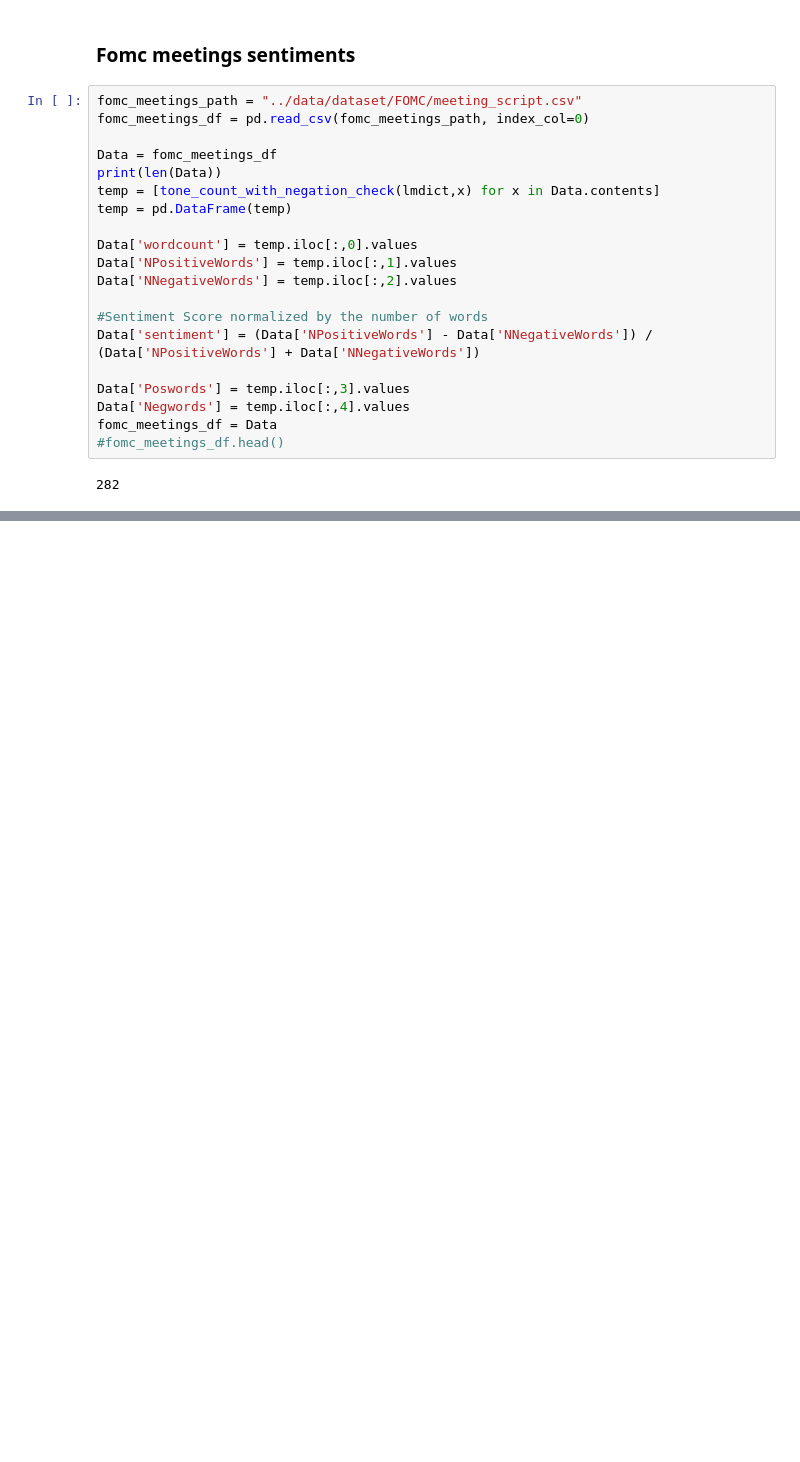
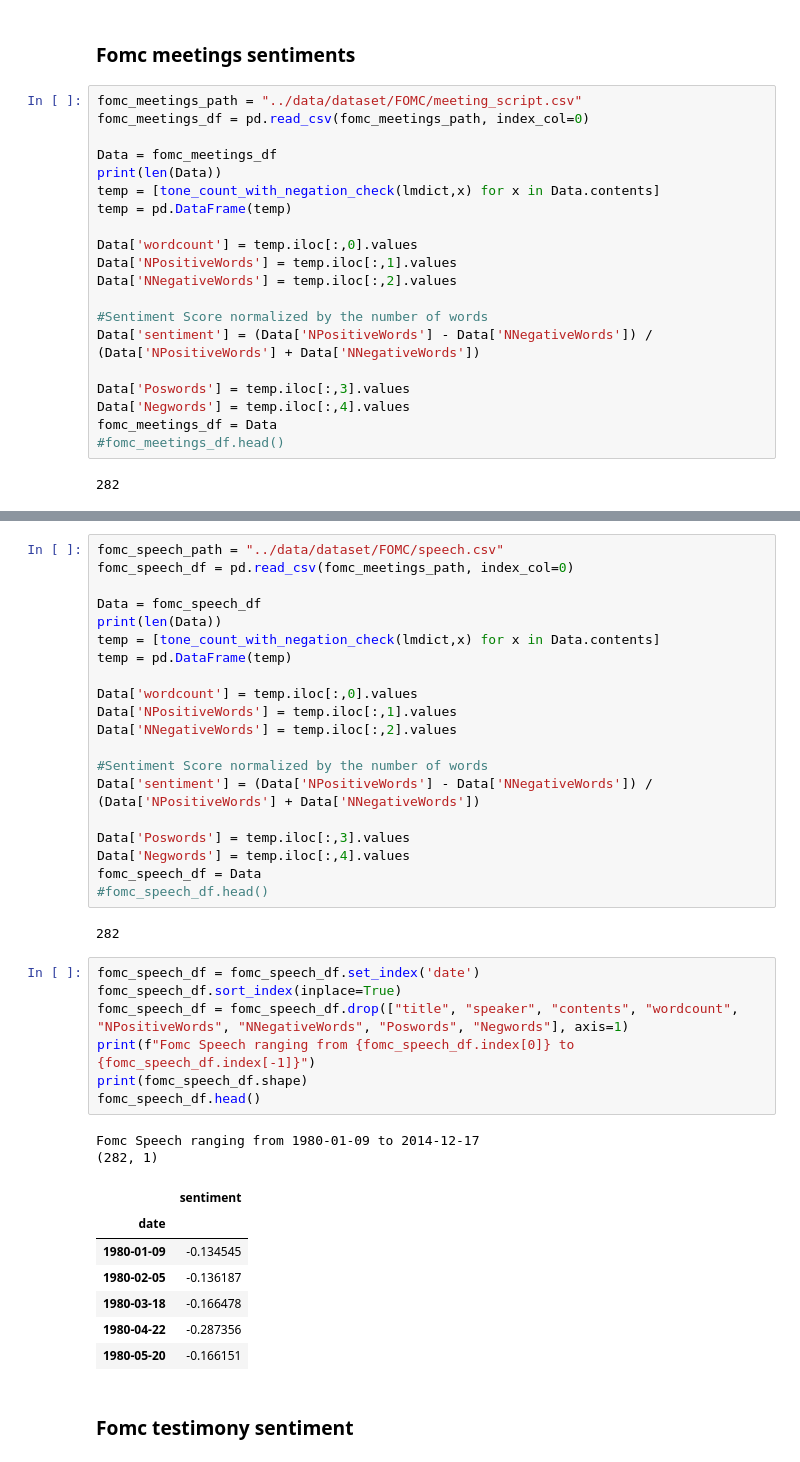
Before and after one commit to SenecalJF/datathon2022, a Jupyter notebook: jupyternotebooks/pierre.ipynb, the cells around one changed output, grey strips where cells are left out. Saved outputs shown, nothing was run; the diff lists cells and outputs as text; blank space fills up the shorter version.

```diff
--- a/jupyternotebooks/pierre.ipynb
+++ b/jupyternotebooks/pierre.ipynb
@@ -623,0 +715,41 @@ fomc_meetings_df.head()
+# %%
+fomc_speech_path = "../data/dataset/FOMC/speech.csv"
+fomc_speech_df = pd.read_csv(fomc_meetings_path, index_col=0)
+
+Data = fomc_speech_df
+print(len(Data))
+temp = [tone_count_with_negation_check(lmdict,x) for x in Data.contents]
+temp = pd.DataFrame(temp)
+
+Data['wordcount'] = temp.iloc[:,0].values
+Data['NPositiveWords'] = temp.iloc[:,1].values
+Data['NNegativeWords'] = temp.iloc[:,2].values
+
+#Sentiment Score normalized by the number of words
+Data['sentiment'] = (Data['NPositiveWords'] - Data['NNegativeWords']) / (Data['NPositiveWords'] + Data['NNegativeWords'])
+
+Data['Poswords'] = temp.iloc[:,3].values
+Data['Negwords'] = temp.iloc[:,4].values
+fomc_speech_df = Data
+#fomc_speech_df.head()
+# %% [output]
+282
+# %%
+fomc_speech_df = fomc_speech_df.set_index('date')
+fomc_speech_df.sort_index(inplace=True)
+fomc_speech_df = fomc_speech_df.drop(["title", "speaker", "contents", "wordcount", "NPositiveWords", "NNegativeWords", "Poswords", "Negwords"], axis=1)
+print(f"Fomc Speech ranging from {fomc_speech_df.index[0]} to {fomc_speech_df.index[-1]}")
+print(fomc_speech_df.shape)
+fomc_speech_df.head()
+# %% [output]
+Fomc Speech ranging from 1980-01-09 to 2014-12-17
+(282, 1)
+|  | sentiment |
+| date |  |
+| 1980-01-09 | -0.134545 |
+| 1980-02-05 | -0.136187 |
+| 1980-03-18 | -0.166478 |
+| 1980-04-22 | -0.287356 |
+| 1980-05-20 | -0.166151 |
+# %% [markdown]
+### Fomc testimony sentiment
```
Also changed, not shown: parts of 24 cells of this notebook.
